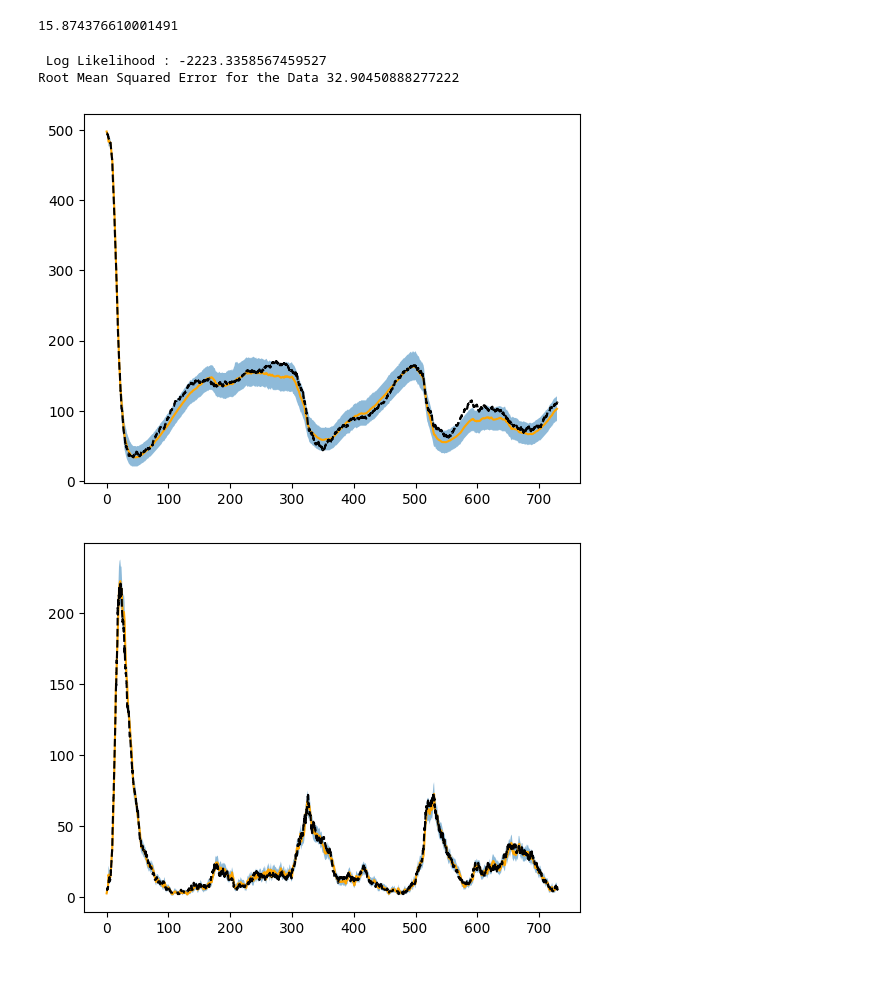
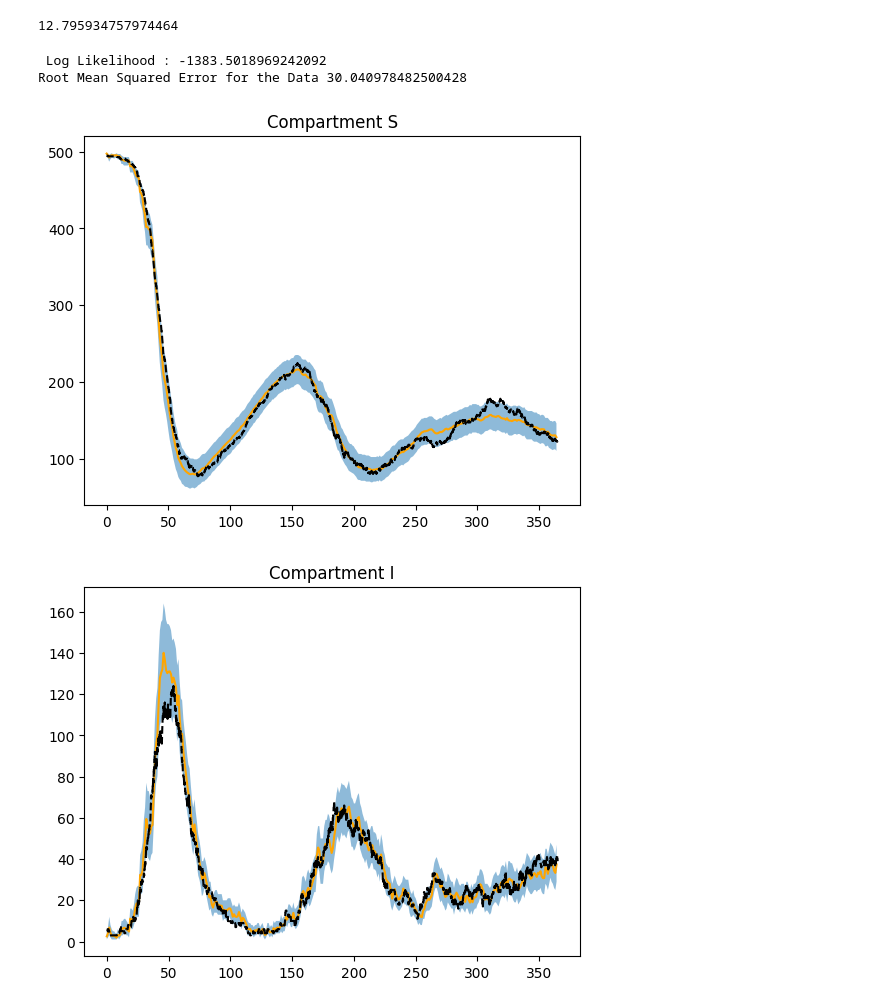
Before and after one commit to Averydx/PMCMC, a Jupyter notebook: examples/PMCMC_sirs_OU.ipynb, the cells around one changed output. Drawn from its saved outputs; the diff is of its cells as text; code cells hidden in the pictures; blank space fills up the shorter version.

```diff
--- a/examples/PMCMC_sirs_OU.ipynb
+++ b/examples/PMCMC_sirs_OU.ipynb
@@ -70,7 +70,7 @@ lam = SIRS_OU_process_params['lambda']
 mean_ou = SIRS_OU_process_params['mean_ou']
 sig = SIRS_OU_process_params['sig']
 
-T = 2 * 365
+T = 365
 dt = 0.1
 t_vec = np.arange(0,T,dt)
 
@@ -105,30 +105,33 @@ output = particlefilter(data = data,
 
 print(perf_counter() - t)
 # %% [output]
-15.874376610001491
+12.795934757974464
 # %%
 print(f" Log Likelihood : {np.sum(output['Log_likelihood'])}")
 
 print(f"Root Mean Squared Error for the Data {np.sqrt(np.mean((data - np.mean(output['particle_observations'][:,0,:]))**2))}")
 
+labels = ['S','I','R']
 for i in range(3):
+    plt.title(f'Compartment {labels[i]}')
     plt.fill_between(t_vec[::int(1/dt)],np.percentile(output['particle_distribution'][:,i,:].T,5,axis = 1),np.percentile(output['particle_distribution'][:,i,:].T,95,axis = 1),alpha = 0.5)
     plt.plot(np.average(output['particle_distribution'][:,i,:],weights = np.exp(output['log_weights']),axis = 0),color = 'orange')
     plt.plot(t_vec,state[i,:].T,'--',color = 'black')
     plt.show()
 
+plt.title('Distribution of $\\beta_t$')
 plt.plot(t_vec,betas,'--',color = 'black')
 plt.fill_between(t_vec[::int(1/dt)],np.percentile(output['particle_distribution'][:,3,:].T,5,axis = 1),np.percentile(output['particle_distribution'][:,3,:].T,95,axis = 1),alpha = 0.5)
 plt.plot(np.average(output['particle_distribution'][:,3,:],weights = np.exp(output['log_weights']),axis = 0),color = 'orange')
 plt.show()
 
 plt.title("Fit to Data")
 plt.xlabel('Time (Days)')
 plt.plot(t_vec[::int(1/dt)],data.T,'--',color = 'black')
 plt.fill_between(t_vec[::int(1/dt)],np.percentile(output['particle_observations'][:,0,:].T,5,axis = 1),np.percentile(output['particle_observations'][:,0,:].T,95,axis = 1),alpha = 0.5)
 plt.show()
 # %% [output]
- Log Likelihood : -2223.3358567459527
-Root Mean Squared Error for the Data 32.90450888277222
+ Log Likelihood : -1383.5018969242092
+Root Mean Squared Error for the Data 30.040978482500428
-[figure, old version]
+[figure, new version]
-[figure, old version]
+[figure, new version]
```
Also changed, not shown: parts of 6 cells of this notebook, 18 other files.
